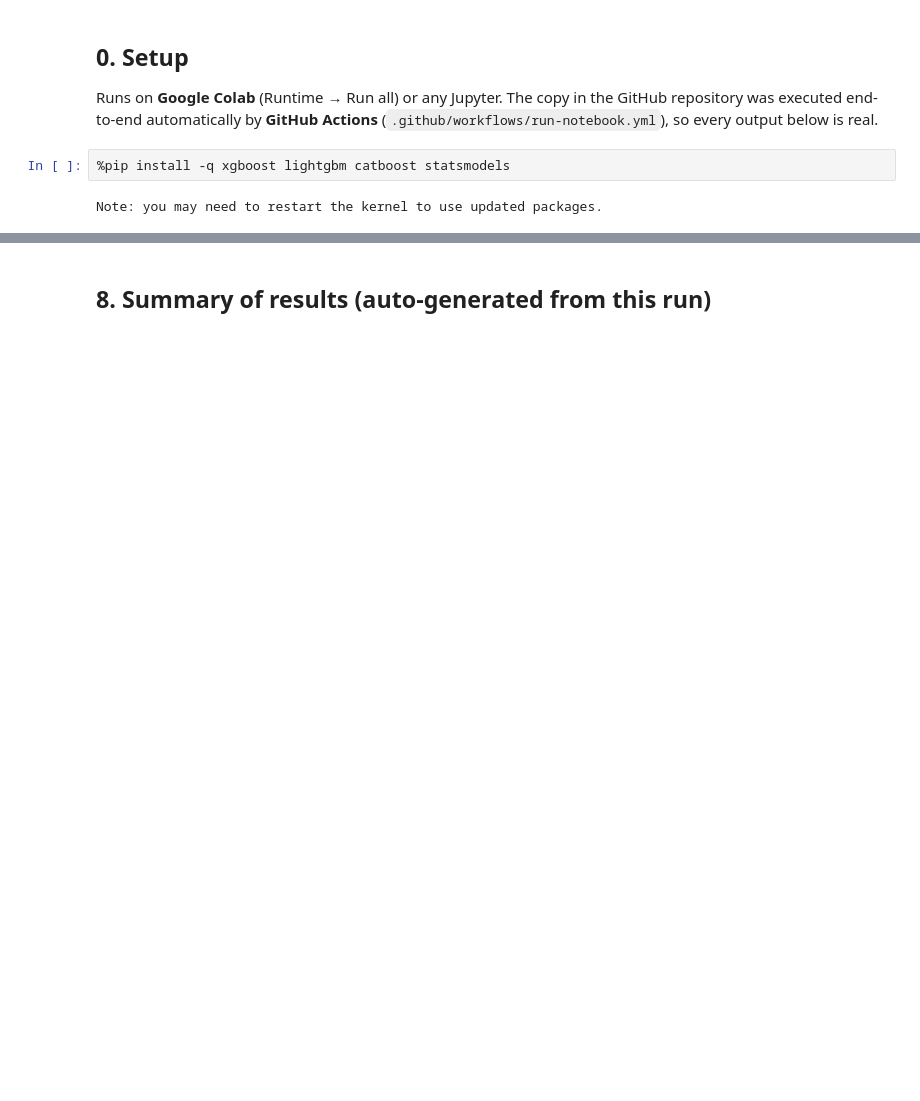
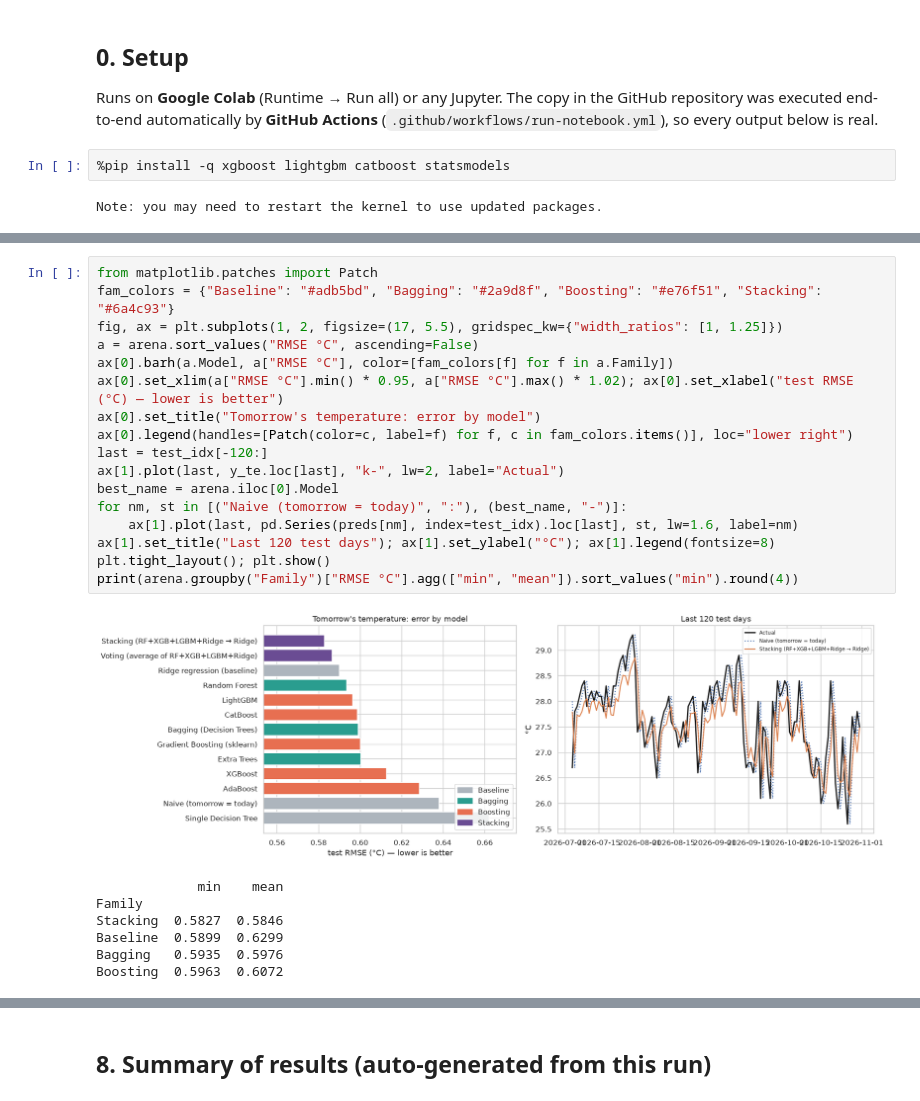
Before and after one commit to navo1212/lanka-ensemble-lab, a Jupyter notebook: LankaEnsemble_Lab.ipynb, the cells around one changed output, grey strips where cells are left out. Saved outputs shown, nothing was run; the diff lists cells and outputs as text; blank space fills up the shorter version.

```diff
--- a/LankaEnsemble_Lab.ipynb
+++ b/LankaEnsemble_Lab.ipynb
@@ -832,0 +239,25 @@ Model used: Stacking (RF+XGB+LGBM+LR → LR). Assumptions: LKR 500 per retention
+# %%
+from matplotlib.patches import Patch
+fam_colors = {"Baseline": "#adb5bd", "Bagging": "#2a9d8f", "Boosting": "#e76f51", "Stacking": "#6a4c93"}
+fig, ax = plt.subplots(1, 2, figsize=(17, 5.5), gridspec_kw={"width_ratios": [1, 1.25]})
+a = arena.sort_values("RMSE °C", ascending=False)
+ax[0].barh(a.Model, a["RMSE °C"], color=[fam_colors[f] for f in a.Family])
+ax[0].set_xlim(a["RMSE °C"].min() * 0.95, a["RMSE °C"].max() * 1.02); ax[0].set_xlabel("test RMSE (°C) — lower is better")
+ax[0].set_title("Tomorrow's temperature: error by model")
+ax[0].legend(handles=[Patch(color=c, label=f) for f, c in fam_colors.items()], loc="lower right")
+last = test_idx[-120:]
+ax[1].plot(last, y_te.loc[last], "k-", lw=2, label="Actual")
+best_name = arena.iloc[0].Model
+for nm, st in [("Naive (tomorrow = today)", ":"), (best_name, "-")]:
+    ax[1].plot(last, pd.Series(preds[nm], index=test_idx).loc[last], st, lw=1.6, label=nm)
+ax[1].set_title("Last 120 test days"); ax[1].set_ylabel("°C"); ax[1].legend(fontsize=8)
+plt.tight_layout(); plt.show()
+print(arena.groupby("Family")["RMSE °C"].agg(["min", "mean"]).sort_values("min").round(4))
+# %% [output]
+[figure, added]
+             min    mean
+Family
+Stacking  0.5827  0.5846
+Baseline  0.5899  0.6299
+Bagging   0.5935  0.5976
+Boosting  0.5963  0.6072
```
Also changed, not shown: parts of 65 cells of this notebook, 1 other file.
